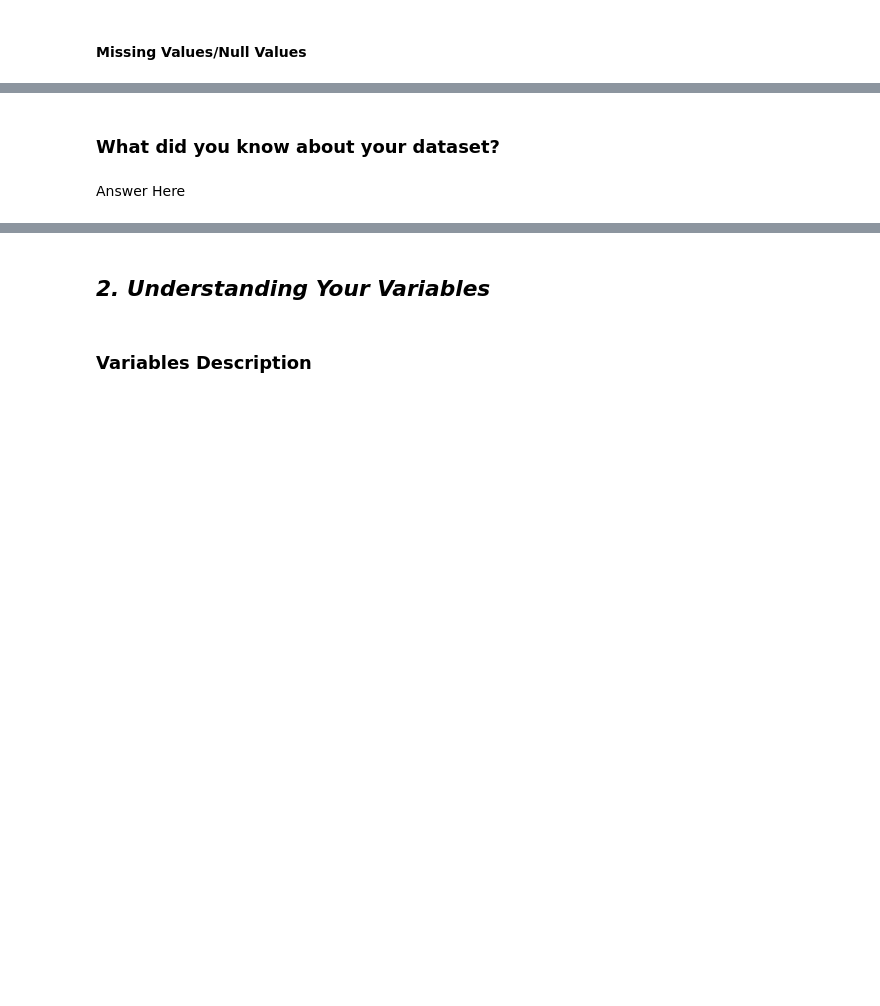
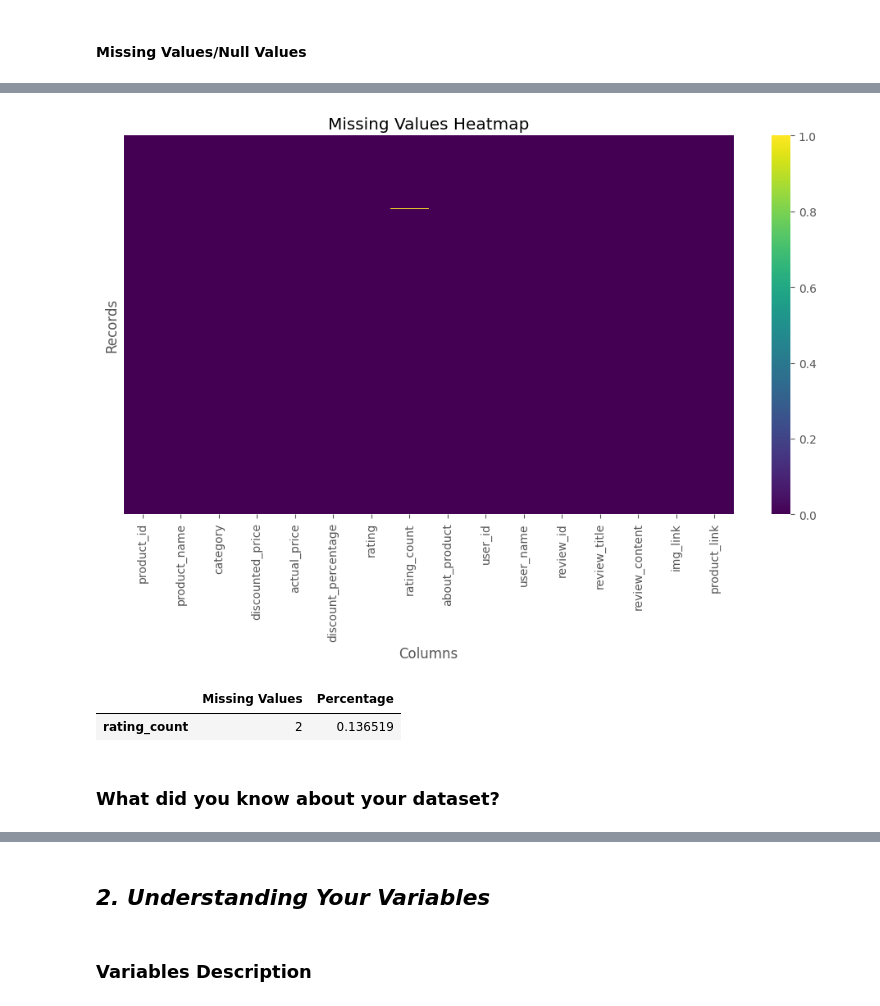
Before and after one commit to ArpitaGuniyal/Amazon-Sales-EDA, a Jupyter notebook: amazon_sales_eda.ipynb, the cells around one changed output, grey strips where cells are left out. Saved outputs shown, nothing was run; the diff lists cells and outputs as text; code cells hidden in the pictures; blank space fills up the shorter version.

```diff
--- a/amazon_sales_eda.ipynb
+++ b/amazon_sales_eda.ipynb
@@ -66,5 +66,11 @@ M - Multivariate Analysis
 # Import Libraries
 import pandas as pd
 import numpy as np
+
+import matplotlib.pyplot as plt
+import seaborn as sns
+
+plt.style.use("ggplot")
+pd.set_option("display.max_columns", None)
 # %% [markdown]
 ### Dataset Loading
@@ -73,2 +77,4 @@ import numpy as np
+# %%
+df = pd.read_csv("amazon.csv")
 # %% [markdown]
 ### Dataset First View
@@ -88,4 +99,0 @@ Mounted at /content/drive
-# %%
-# Dataset Info
-path='/content/drive/MyDrive/Summer Training/imdb_data.csv'
-df = pd.read_csv(path)
@@ -102,4 +154,38 @@ df = pd.read_csv(path)
+# %%
+# Visualizing the missing values
+
+# Create a heatmap to visualize missing values in the dataset
+plt.figure(figsize=(12, 6))
+
+sns.heatmap(
+    df.isnull(),
+    cbar=True,
+    cmap='viridis',
+    yticklabels=False
+)
+
+# Add chart title and labels
+plt.title("Missing Values Heatmap")
+plt.xlabel("Columns")
+plt.ylabel("Records")
+
+# Display the plot
+plt.show()
+# %% [output]
+[figure, added]
+# %%
+# Calculate the total and percentage of missing values
+missing_values = pd.DataFrame({
+    "Missing Values": df.isnull().sum(),
+    "Percentage": (df.isnull().sum() / len(df)) * 100
+})
+
+# Display only columns with missing values
+missing_values[missing_values["Missing Values"] > 0].sort_values(
+    by="Missing Values", ascending=False
+)
+# %% [output]
+|  | Missing Values | Percentage |
+| rating_count | 2 | 0.136519 |
 # %% [markdown]
 ### What did you know about your dataset?
-# %% [markdown]
-Answer Here
```
Also changed, not shown: parts of 18 cells of this notebook.
